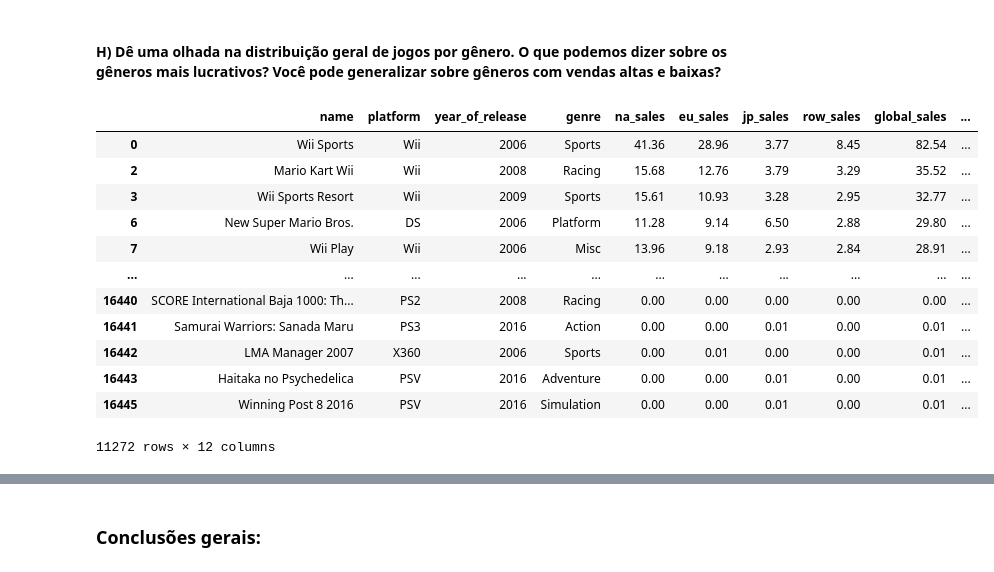
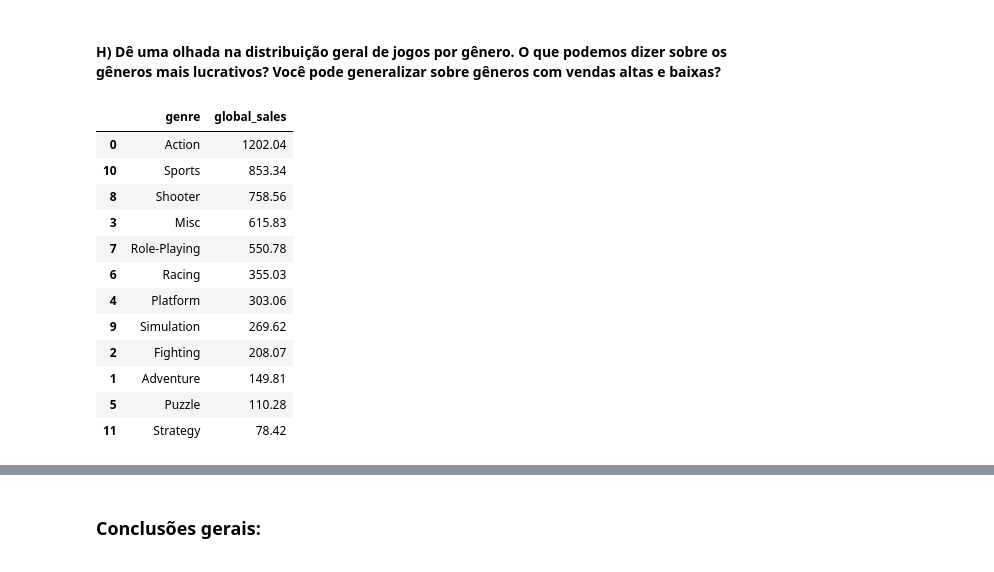
Before and after one commit to BCaravina/video-games-EDA, a Jupyter notebook: notebooks/analysis.ipynb, the cells around one changed output, grey strips where cells are left out. Saved outputs shown, nothing was run; the diff lists cells and outputs as text; code cells hidden in the pictures.

```diff
--- a/notebooks/analysis.ipynb
+++ b/notebooks/analysis.ipynb
@@ -625,20 +625,26 @@ Em suma, as vendas de jogos lançados em múltiplas plataformas são quase sempr
 # %% [markdown]
 #### H) Dê uma olhada na distribuição geral de jogos por gênero. O que podemos dizer sobre os gêneros mais lucrativos? Você pode generalizar sobre gêneros com vendas altas e baixas?
 # %%
-# agrupar por genero
-df_2005_2016
-# somar global_sales para ver qual é mais lucrativo
+# agrupar por genero e somar global_sales para ver qual é mais lucrativo
+genre_grouping = (
+    df_2005_2016
+    .groupby('genre')['global_sales']
+    .sum()
+    .reset_index()
+)
+
+genre_grouping.sort_values('global_sales', ascending=False)
 # %% [output]
-|  | name | platform | year_of_release | genre | na_sales | eu_sales | jp_sales | row_sales | global_sales | ... |
-| 0 | Wii Sports | Wii | 2006 | Sports | 41.36 | 28.96 | 3.77 | 8.45 | 82.54 | ... |
-| 2 | Mario Kart Wii | Wii | 2008 | Racing | 15.68 | 12.76 | 3.79 | 3.29 | 35.52 | ... |
-| 3 | Wii Sports Resort | Wii | 2009 | Sports | 15.61 | 10.93 | 3.28 | 2.95 | 32.77 | ... |
-| 6 | New Super Mario Bros. | DS | 2006 | Platform | 11.28 | 9.14 | 6.50 | 2.88 | 29.80 | ... |
-| 7 | Wii Play | Wii | 2006 | Misc | 13.96 | 9.18 | 2.93 | 2.84 | 28.91 | ... |
-| ... | ... | ... | ... | ... | ... | ... | ... | ... | ... | ... |
-| 16440 | SCORE International Baja 1000: Th... | PS2 | 2008 | Racing | 0.00 | 0.00 | 0.00 | 0.00 | 0.00 | ... |
-| 16441 | Samurai Warriors: Sanada Maru | PS3 | 2016 | Action | 0.00 | 0.00 | 0.01 | 0.00 | 0.01 | ... |
-| 16442 | LMA Manager 2007 | X360 | 2006 | Sports | 0.00 | 0.01 | 0.00 | 0.00 | 0.01 | ... |
-| 16443 | Haitaka no Psychedelica | PSV | 2016 | Adventure | 0.00 | 0.00 | 0.01 | 0.00 | 0.01 | ... |
-| 16445 | Winning Post 8 2016 | PSV | 2016 | Simulation | 0.00 | 0.00 | 0.01 | 0.00 | 0.01 | ... |
+|  | genre | global_sales |
+| 0 | Action | 1202.04 |
+| 10 | Sports | 853.34 |
+| 8 | Shooter | 758.56 |
+| 3 | Misc | 615.83 |
+| 7 | Role-Playing | 550.78 |
+| 6 | Racing | 355.03 |
+| 4 | Platform | 303.06 |
+| 9 | Simulation | 269.62 |
+| 2 | Fighting | 208.07 |
+| 1 | Adventure | 149.81 |
+| 5 | Puzzle | 110.28 |
+| 11 | Strategy | 78.42 |
-11272 rows × 12 columns
```
Also changed, not shown: parts of 1 cell of this notebook.
